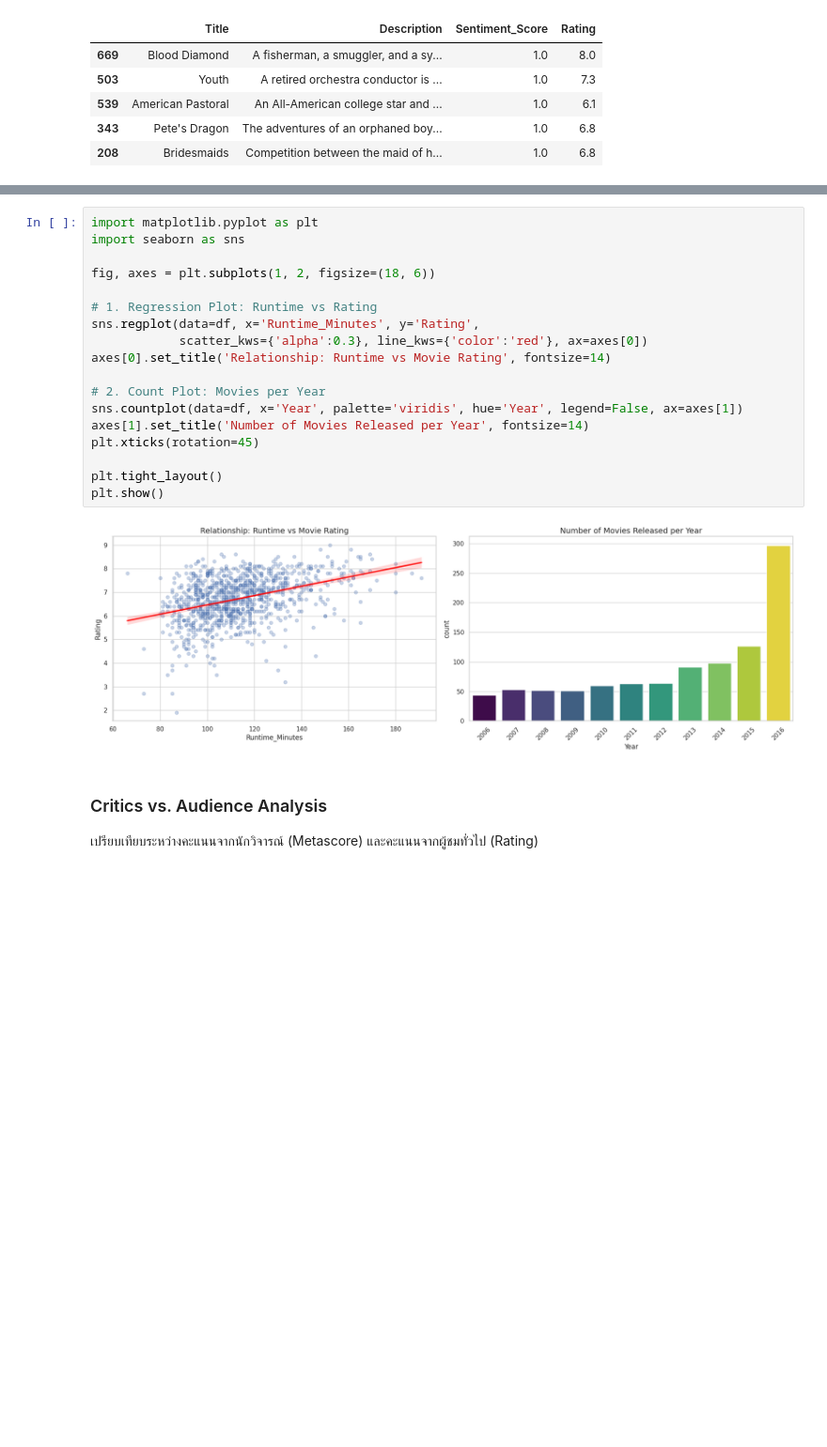
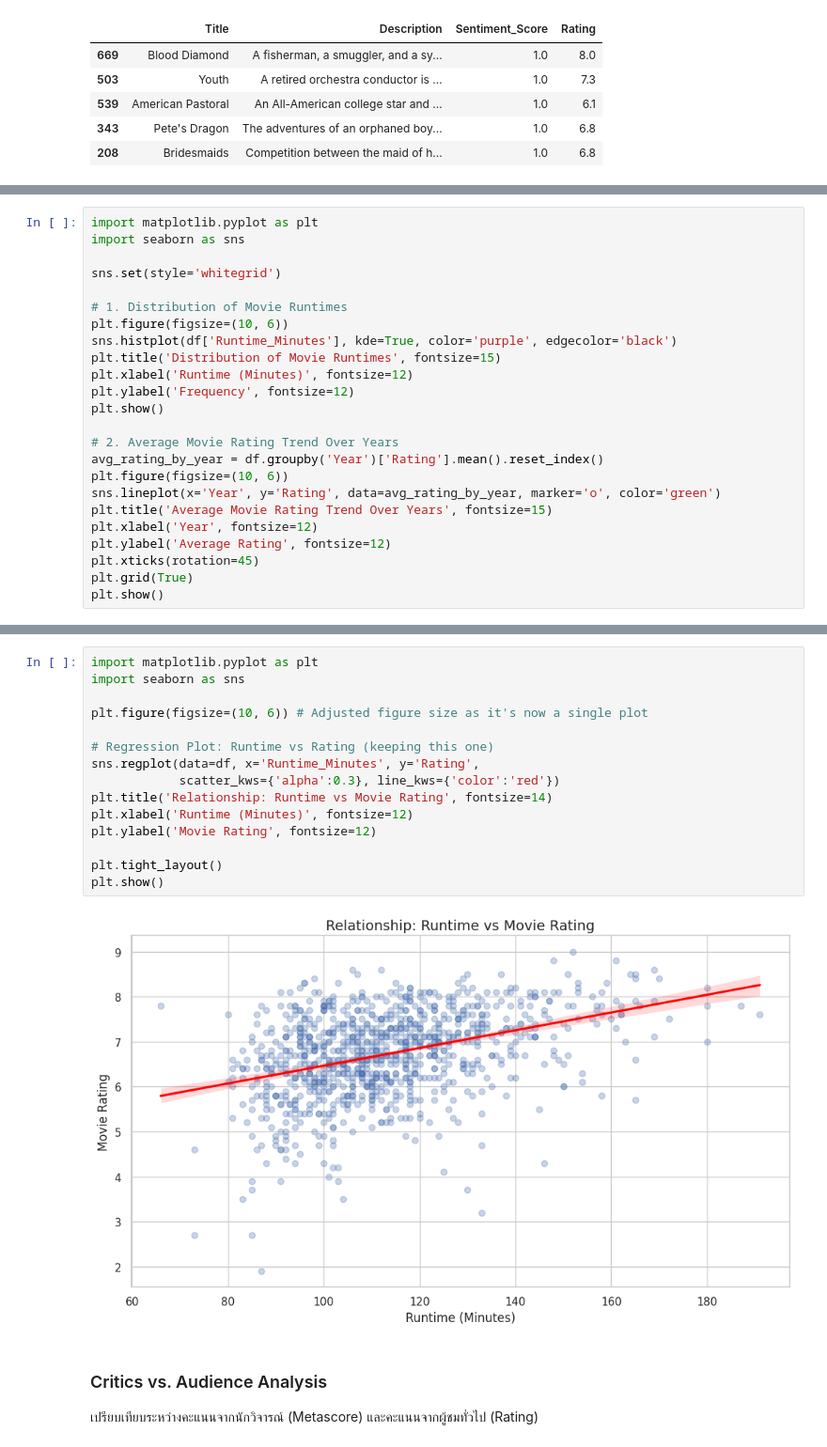
Before and after one commit to s6604053620019-a11y/colab, a Jupyter notebook: IMDB.ipynb, the cells around one changed output, grey strips where cells are left out. Shown at 94% size. Saved outputs shown, nothing was run; the diff lists cells and outputs as text; blank space fills up the shorter version.

```diff
--- a/IMDB.ipynb
+++ b/IMDB.ipynb
@@ -280,0 +291,24 @@ Correlation between Sentiment Score and Rating: 0.0109
+# %%
+import matplotlib.pyplot as plt
+import seaborn as sns
+
+sns.set(style='whitegrid')
+
+# 1. Distribution of Movie Runtimes
+plt.figure(figsize=(10, 6))
+sns.histplot(df['Runtime_Minutes'], kde=True, color='purple', edgecolor='black')
+plt.title('Distribution of Movie Runtimes', fontsize=15)
+plt.xlabel('Runtime (Minutes)', fontsize=12)
+plt.ylabel('Frequency', fontsize=12)
+plt.show()
+
+# 2. Average Movie Rating Trend Over Years
+avg_rating_by_year = df.groupby('Year')['Rating'].mean().reset_index()
+plt.figure(figsize=(10, 6))
+sns.lineplot(x='Year', y='Rating', data=avg_rating_by_year, marker='o', color='green')
+plt.title('Average Movie Rating Trend Over Years', fontsize=15)
+plt.xlabel('Year', fontsize=12)
+plt.ylabel('Average Rating', fontsize=12)
+plt.xticks(rotation=45)
+plt.grid(True)
+plt.show()
@@ -281,23 +366,20 @@ Correlation between Sentiment Score and Rating: 0.0109
 # %%
 import matplotlib.pyplot as plt
 import seaborn as sns
 
-fig, axes = plt.subplots(1, 2, figsize=(18, 6))
+plt.figure(figsize=(10, 6)) # Adjusted figure size as it's now a single plot
 
-# 1. Regression Plot: Runtime vs Rating
+# Regression Plot: Runtime vs Rating (keeping this one)
 sns.regplot(data=df, x='Runtime_Minutes', y='Rating',
-            scatter_kws={'alpha':0.3}, line_kws={'color':'red'}, ax=axes[0])
-axes[0].set_title('Relationship: Runtime vs Movie Rating', fontsize=14)
-
-# 2. Count Plot: Movies per Year
-sns.countplot(data=df, x='Year', palette='viridis', hue='Year', legend=False, ax=axes[1])
-axes[1].set_title('Number of Movies Released per Year', fontsize=14)
-plt.xticks(rotation=45)
+            scatter_kws={'alpha':0.3}, line_kws={'color':'red'})
+plt.title('Relationship: Runtime vs Movie Rating', fontsize=14)
+plt.xlabel('Runtime (Minutes)', fontsize=12)
+plt.ylabel('Movie Rating', fontsize=12)
 
 plt.tight_layout()
 plt.show()
 # %% [output]
-[figure, old version]
+[figure, new version]
 # %% [markdown]
 ### Critics vs. Audience Analysis
 เปรียบเทียบระหว่างคะแนนจากนักวิจารณ์ (Metascore) และคะแนนจากผู้ชมทั่วไป (Rating)
```
Also changed, not shown: parts of 12 cells of this notebook.
